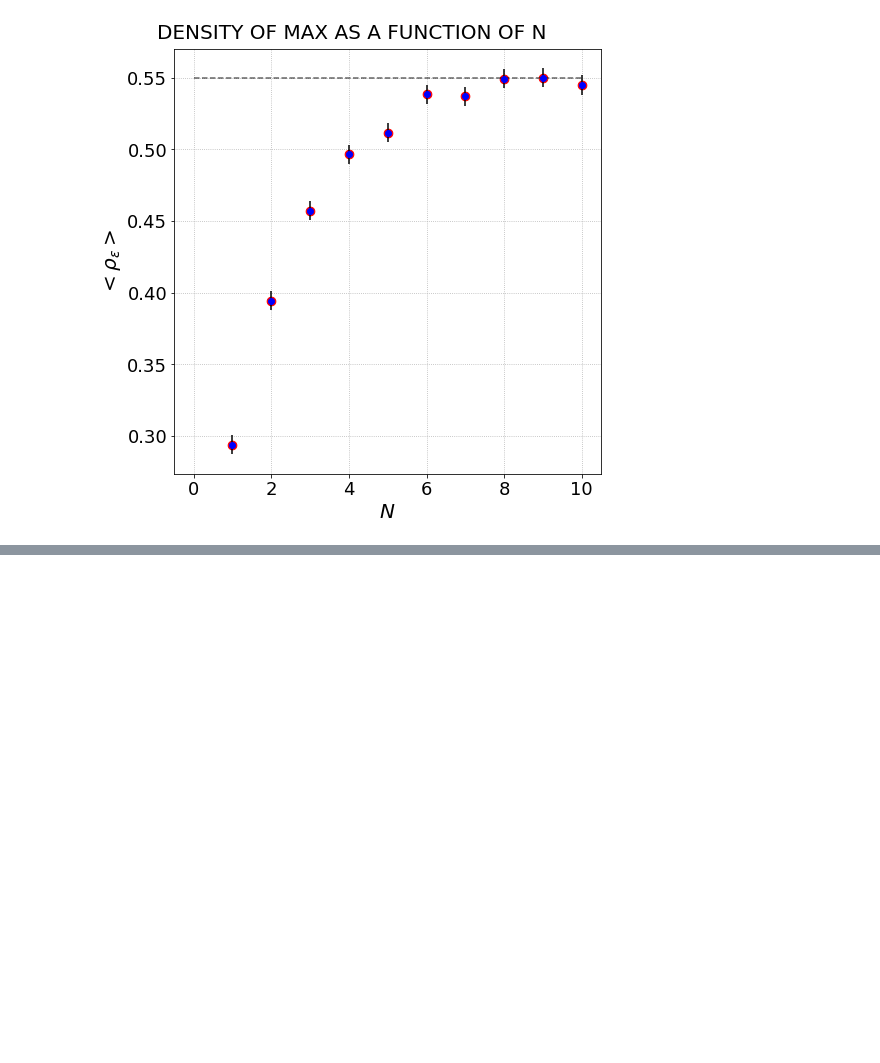
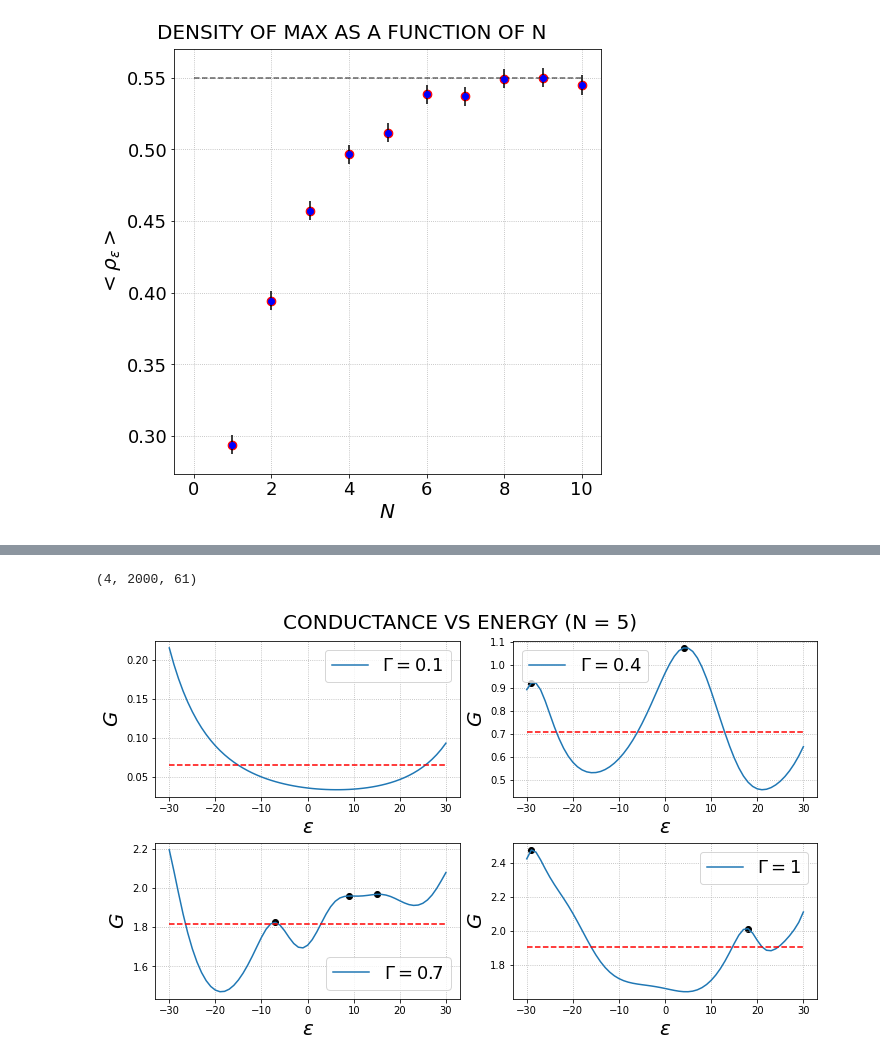
Before and after one commit to Rafffaelb/Schrodinger_Billiard, a Jupyter notebook: WignerDyson/Data_Analysis/Conductance_Energy.ipynb, the cells around one changed output, grey strips where cells are left out. Cells and saved outputs as stored; diff of their text form; code cells hidden in the pictures; blank space fills up the shorter version.

```diff
--- a/WignerDyson/Data_Analysis/Conductance_Energy.ipynb
+++ b/WignerDyson/Data_Analysis/Conductance_Energy.ipynb
@@ -143,0 +261,12 @@ axs.grid(linestyle = ':')
+# %%
+Conductance_Gamma_by_Energy_N5 = [None]*4
+
+Conductance_Gamma_by_Energy_N5[0] = list_G_5w[1]
+Conductance_Gamma_by_Energy_N5[1] = list_G_5w[4]
+Conductance_Gamma_by_Energy_N5[2] = list_G_5w[8]
+Conductance_Gamma_by_Energy_N5[3] = list_G_5w[10]
+
+Plot_Max(Conductance_Gamma_by_Energy_N5, 5, 0)
+# %% [output]
+(4, 2000, 61)
+[figure, added]
```
Also changed, not shown: parts of 15 cells of this notebook.
